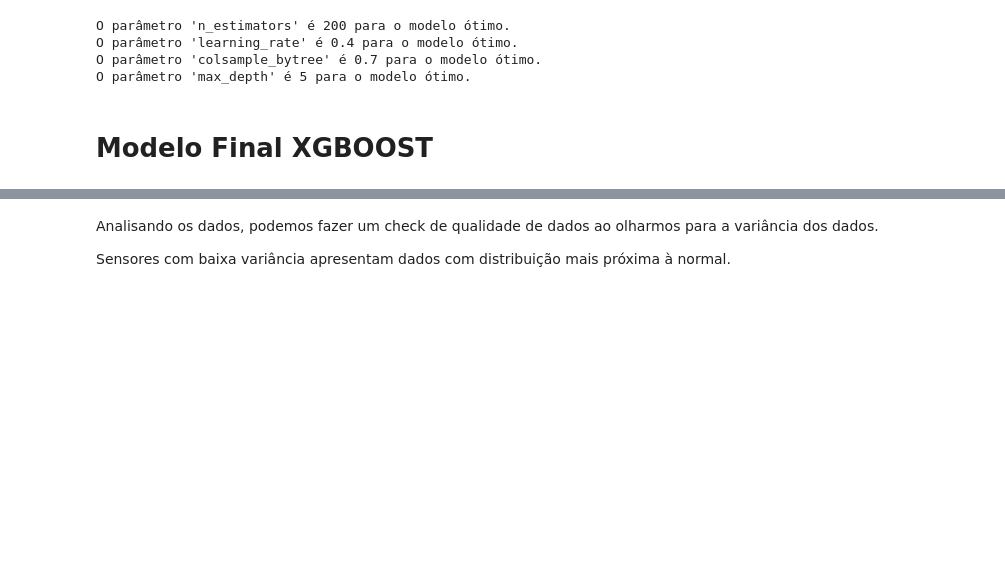
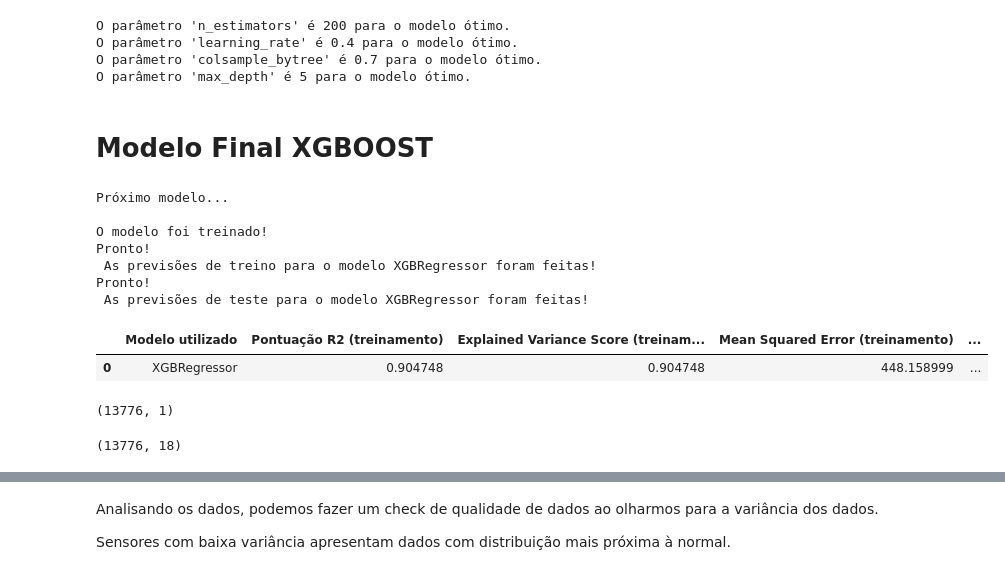
Before and after one commit to ThiagoGrabe/Nasa-Engine, a Jupyter notebook: Engine_NASA.ipynb, the cells around one changed output, grey strips where cells are left out. Saved outputs shown, nothing was run; the diff lists cells and outputs as text; code cells hidden in the pictures; blank space fills up the shorter version.

```diff
--- a/Engine_NASA.ipynb
+++ b/Engine_NASA.ipynb
@@ -892,6 +877,62 @@ O parâmetro 'max_depth' é 5 para o modelo ótimo.
 #Dados Finais
 
 X_train, X_test, y_train, y_test = train_test_split(train_final_data, target_final_data_train, train_size=0.7 , random_state = 1)
+# %%
+from xgboost import XGBRegressor as xgb
+
+Regression = [xgb(n_estimators=200, learning_rate=0.4, gamma=0, subsample=0.75,colsample_bytree=0.7, max_depth=5)]
+
+resultados = {
+        'Modelo utilizado': [],
+        'Conjunto de Treino': [],
+        'Conjunto de Teste': [],
+        'Pontuação R2 (treinamento)': [],
+        'Pontuação R2 (teste)': [],
+        'Explained Variance Score (treinamento)':[],
+        'Explained Variance Score (teste)':[],
+        'Mean Squared Error (treinamento)':[],
+        'Mean Squared Error (teste)':[]
+            }
+
+Dados_normalizados = [train_test_split(train_final_data, target_final_data_train, train_size=0.7 , random_state = 1)]
+
+for clf in Regression:
+    for split in Dados_normalizados:
+
+        print ("Próximo modelo...\n")
+        X_train, X_test, y_train, y_test = split
+
+        time_train = train_classifier(clf, X_train, y_train)
+
+        time_predict_train = predict_labels_train(clf, X_train, y_train)
+
+        time_predict_test = predict_labels_test(clf, X_test, y_test)
+
+        resultados['Modelo utilizado'].append(clf.__class__.__name__)
+        resultados['Conjunto de Treino'].append(X_train.shape)
+        resultados['Conjunto de Teste'].append(X_test.shape)
+        resultados['Pontuação R2 (treinamento)'].append(time_predict_train["R2 score"])
+        resultados['Pontuação R2 (teste)'].append(time_predict_test["R2 score"])
+        resultados['Explained Variance Score (treinamento)'].append(time_predict_train["Explained Variance Score"])
+        resultados['Explained Variance Score (teste)'].append(time_predict_test["Explained Variance Score"])
+        resultados['Mean Squared Error (treinamento)'].append(time_predict_train["Mean Squared Error"])
+        resultados['Mean Squared Error (teste)'].append(time_predict_test["Mean Squared Error"])
+
+
+Results_xgboost = pd.DataFrame(resultados)
+Results_xgboost = Results_xgboost[['Modelo utilizado','Pontuação R2 (treinamento)','Explained Variance Score (treinamento)','Mean Squared Error (treinamento)',
+                  'Pontuação R2 (teste)','Explained Variance Score (teste)','Mean Squared Error (teste)','Conjunto de Treino','Conjunto de Teste']]
+Results_xgboost.head()
+# %% [output]
+Próximo modelo...
+
+O modelo foi treinado!
+Pronto!
+ As previsões de treino para o modelo XGBRegressor foram feitas!
+Pronto!
+ As previsões de teste para o modelo XGBRegressor foram feitas!
+|  | Modelo utilizado | Pontuação R2 (treinamento) | Explained Variance Score (treinam... | Mean Squared Error (treinamento) | ... |
+| 0 | XGBRegressor | 0.904748 | 0.904748 | 448.158999 | ... |
 # %%
 # Params = (n_estimators = 200,
 #          learning_rate = 0.4,
@@ -908,0 +950,8 @@ X_text_df = pd.DataFrame(X_test)
+# %%
+y_pred_final.shape
+# %% [output]
+(13776, 1)
+# %%
+X_text_df.shape
+# %% [output]
+(13776, 18)
```
Also changed, not shown: parts of 11 cells of this notebook.
